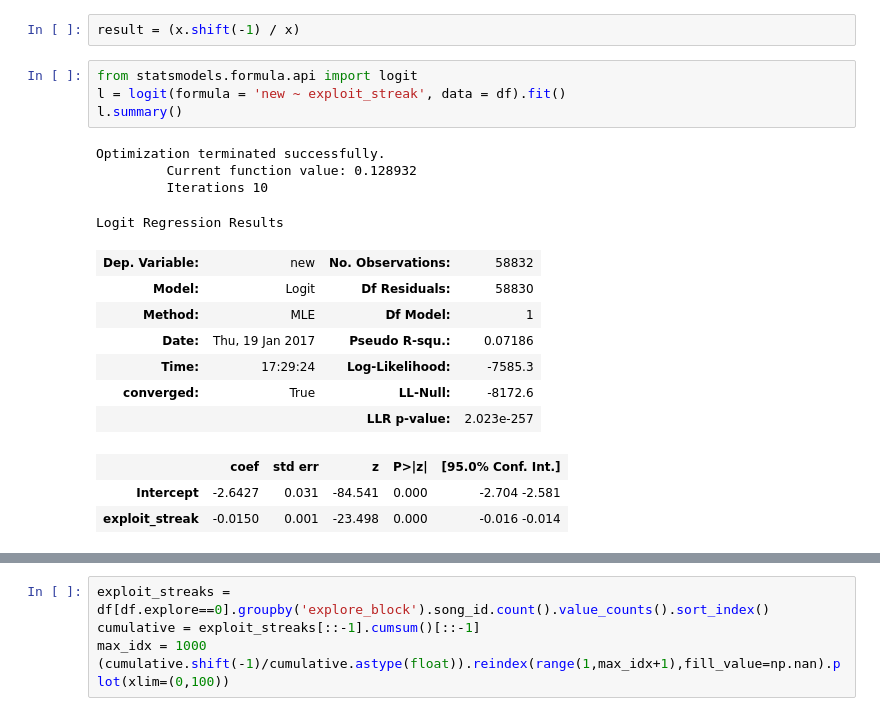
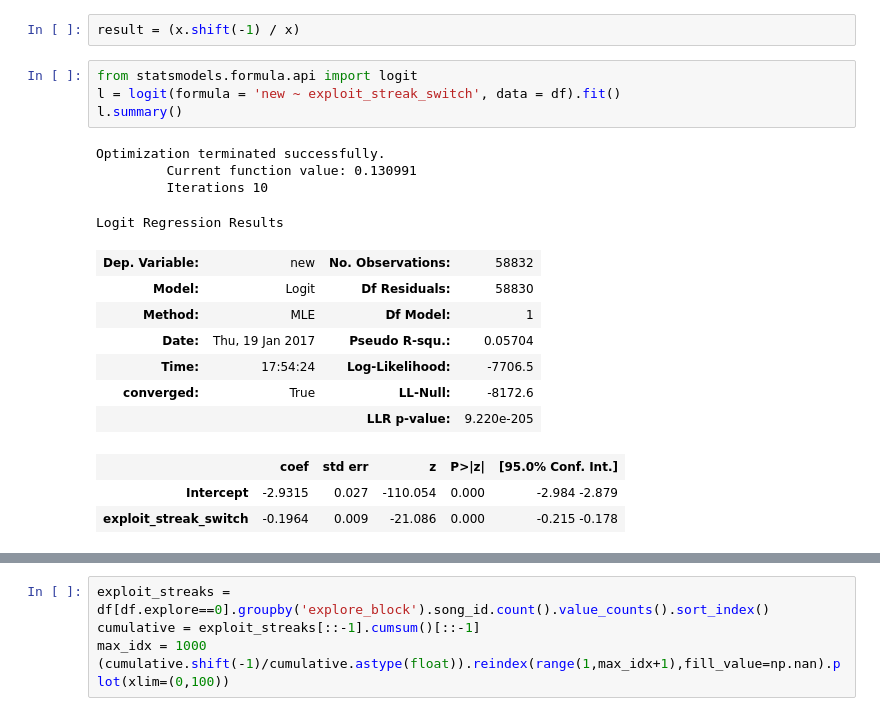
Before and after one commit to jlorince/MusicForaging, a Jupyter notebook: notebooks/Coherency-Maximzing.ipynb, the cells around one changed output, grey strips where cells are left out. Drawn from its saved outputs; the diff is of its cells as text.

```diff
--- a/notebooks/Coherency-Maximzing.ipynb
+++ b/notebooks/Coherency-Maximzing.ipynb
@@ -244,23 +244,23 @@ ax.set_ylim(.8,1)
 result = (x.shift(-1) / x)
 # %%
 from statsmodels.formula.api import logit
-l = logit(formula = 'new ~ exploit_streak', data = df).fit()
+l = logit(formula = 'new ~ exploit_streak_switch', data = df).fit()
 l.summary()
 # %% [output]
 Optimization terminated successfully.
-         Current function value: 0.128932
+         Current function value: 0.130991
          Iterations 10
 Logit Regression Results
 | Dep. Variable: | new | No. Observations: | 58832 |
 | Model: | Logit | Df Residuals: | 58830 |
 | Method: | MLE | Df Model: | 1 |
-| Date: | Thu, 19 Jan 2017 | Pseudo R-squ.: | 0.07186 |
-| Time: | 17:29:24 | Log-Likelihood: | -7585.3 |
+| Date: | Thu, 19 Jan 2017 | Pseudo R-squ.: | 0.05704 |
+| Time: | 17:54:24 | Log-Likelihood: | -7706.5 |
 | converged: | True | LL-Null: | -8172.6 |
-|  |  | LLR p-value: | 2.023e-257 |
+|  |  | LLR p-value: | 9.220e-205 |
 |  | coef | std err | z | P>|z| | [95.0% Conf. Int.] |
-| Intercept | -2.6427 | 0.031 | -84.541 | 0.000 | -2.704 -2.581 |
-| exploit_streak | -0.0150 | 0.001 | -23.498 | 0.000 | -0.016 -0.014 |
+| Intercept | -2.9315 | 0.027 | -110.054 | 0.000 | -2.984 -2.879 |
+| exploit_streak_switch | -0.1964 | 0.009 | -21.086 | 0.000 | -0.215 -0.178 |
 # %%
 explore = []
 last = None
```
Also changed, not shown: parts of 2 cells of this notebook, 1 other file.
